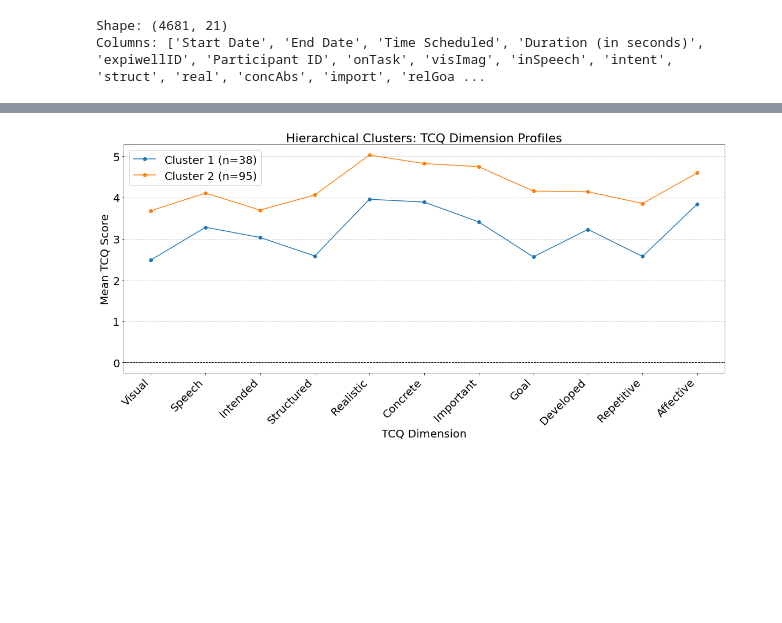
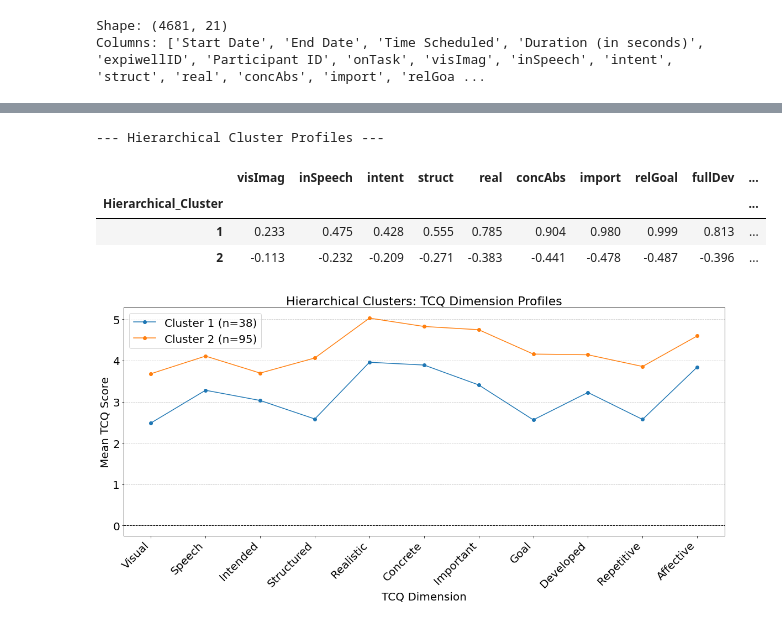
Before and after one commit to thandre6000/MindWanderAnalysis, a Jupyter notebook: notebooks/Clustering.ipynb, the cells around one changed output, grey strips where cells are left out. Cells and saved outputs as stored; diff of their text form; code cells hidden in the pictures; blank space fills up the shorter version.

```diff
--- a/notebooks/Clustering.ipynb
+++ b/notebooks/Clustering.ipynb
@@ -239,3 +194,21 @@ display(between_hierarchical.groupby('Hierarchical_Cluster')[tcq_cols_analysis].
+# %%
+
+
+hierarchical_labels = fcluster(Z, t=75, criterion='distance')
+
+# Add cluster labels to the data
+within_hierarchical = cluster_data.copy()
+within_hierarchical['Hierarchical_Cluster'] = hierarchical_labels
+
+# Show cluster profiles
+print(f"\n--- Hierarchical Cluster Profiles ---")
+display(within_hierarchical.groupby('Hierarchical_Cluster')[tcq_cols_analysis].mean().round(3))
+# %% [output]
+--- Hierarchical Cluster Profiles ---
+|  | visImag | inSpeech | intent | struct | real | concAbs | import | relGoal | fullDev | ... |
+| Hierarchical_Cluster |  |  |  |  |  |  |  |  |  | ... |
+| 1 | 0.233 | 0.475 | 0.428 | 0.555 | 0.785 | 0.904 | 0.980 | 0.999 | 0.813 | ... |
+| 2 | -0.113 | -0.232 | -0.209 | -0.271 | -0.383 | -0.441 | -0.478 | -0.487 | -0.396 | ... |
 # %%
 # --- Visualize Hierarchical Clusters on TCQ Dimensions ---
 
```
Also changed, not shown: parts of 12 cells of this notebook, 1 other file.
